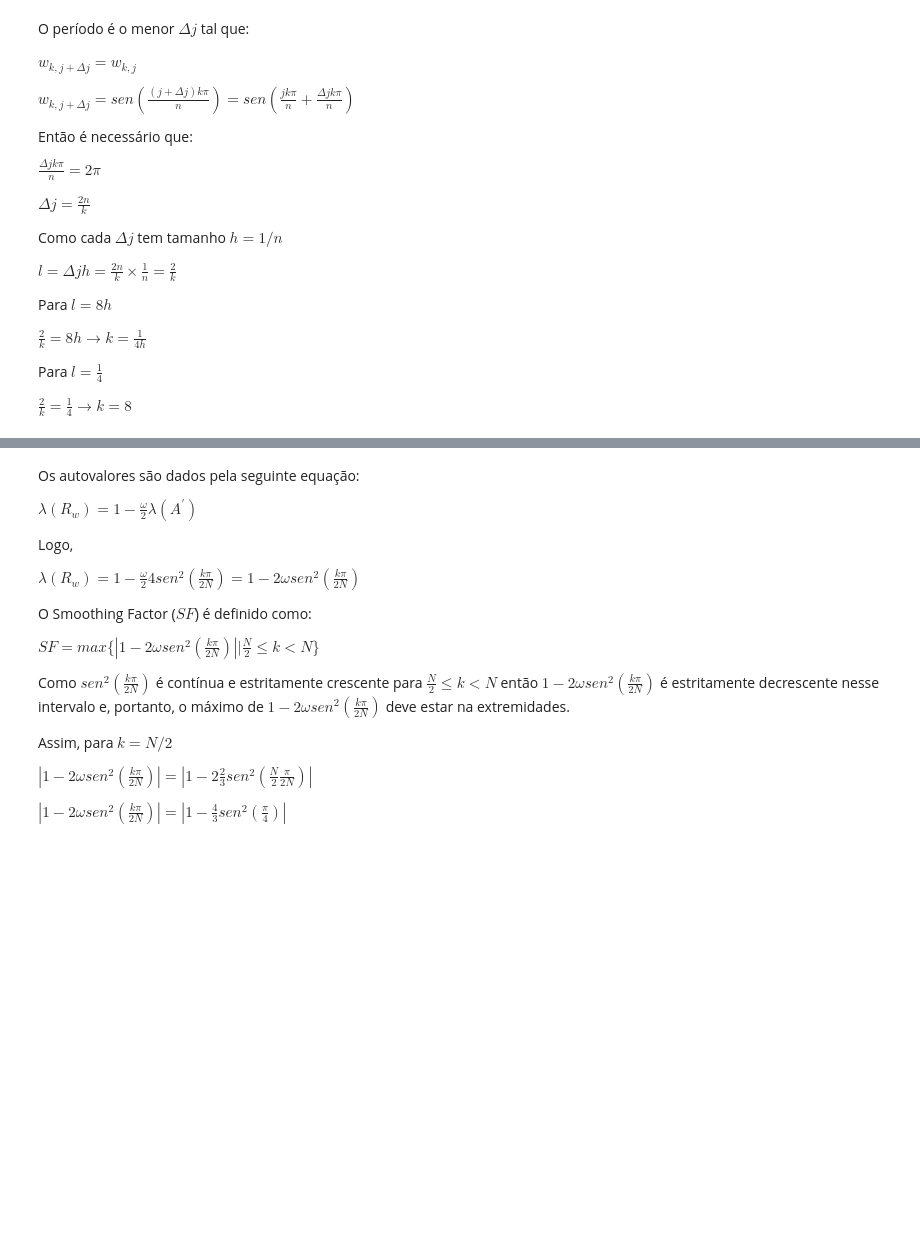
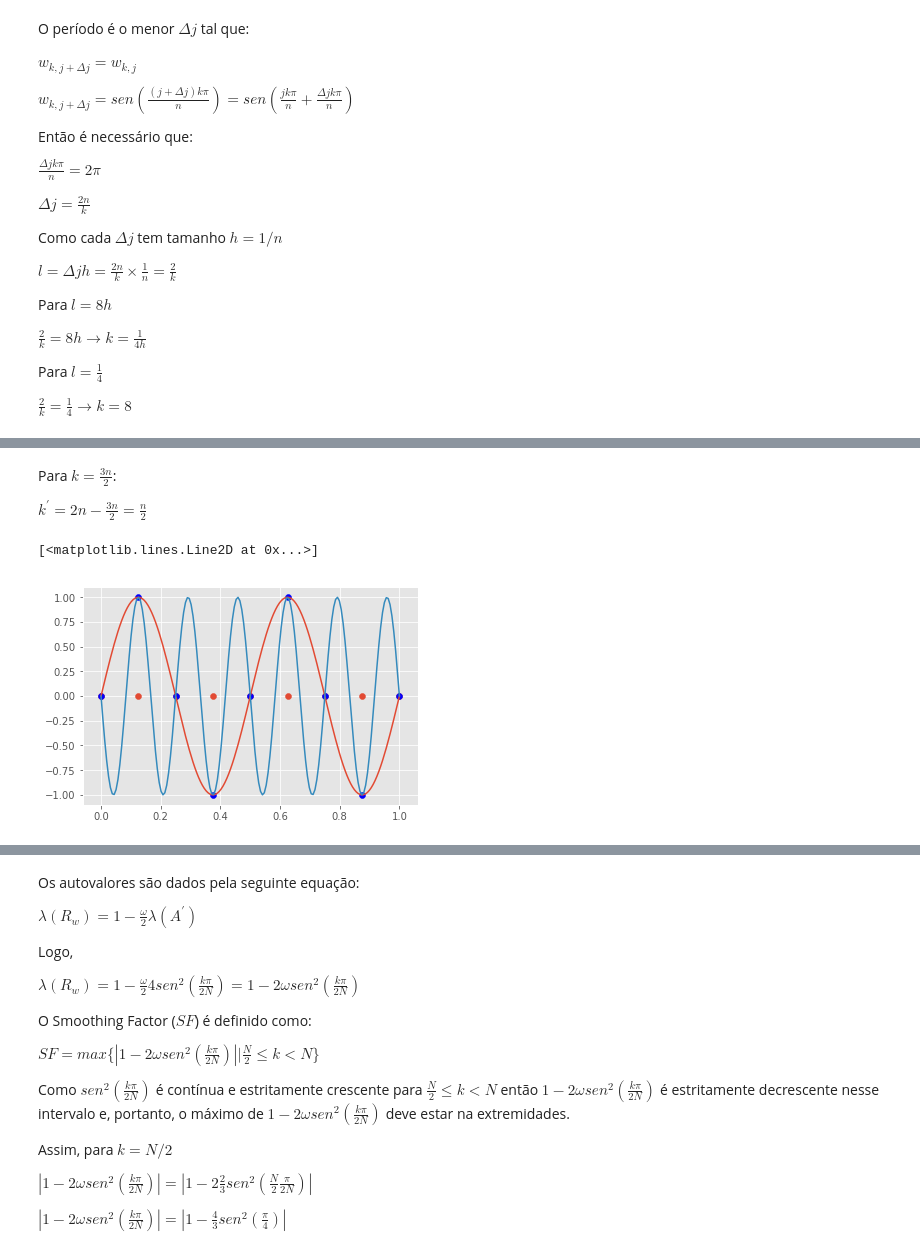
Before and after one commit to mtsodf/estudo_fem, a Jupyter notebook: multigrid/Briggs - Cap 02.ipynb, the cells around one changed output, grey strips where cells are left out. Cells and saved outputs as stored; diff of their text form; code cells hidden in the pictures; blank space fills up the shorter version.

```diff
--- a/multigrid/Briggs - Cap 02.ipynb
+++ b/multigrid/Briggs - Cap 02.ipynb
@@ -416,0 +443,24 @@ Image(url= "ex12")
+# %% [markdown]
+
+Para $k = \frac{3n}{2}$:
+
+$k^\prime = 2n - \frac{3n}{2} = \frac{n}{2}$
+# %%
+N=8
+x = np.linspace(0.0, 1.0, num=N+1)
+
+plt.scatter(x,np.zeros(N+1))
+plt.scatter(x, np.sin(x*(N/2)*np.pi), c="blue")
+
+
+x = np.linspace(0.0, 1.0, num=20*N)
+y = np.sin(x*(N/2)*np.pi)
+plt.plot(x,y)
+
+
+x = np.linspace(0.0, 1.0, num=20*N)
+y = np.sin(-x*(3*N/2)*np.pi)
+plt.plot(x,y)
+# %% [output]
+[<matplotlib.lines.Line2D at 0x...>]
+[figure, added]
```
Also changed, not shown: parts of 5 cells of this notebook.
